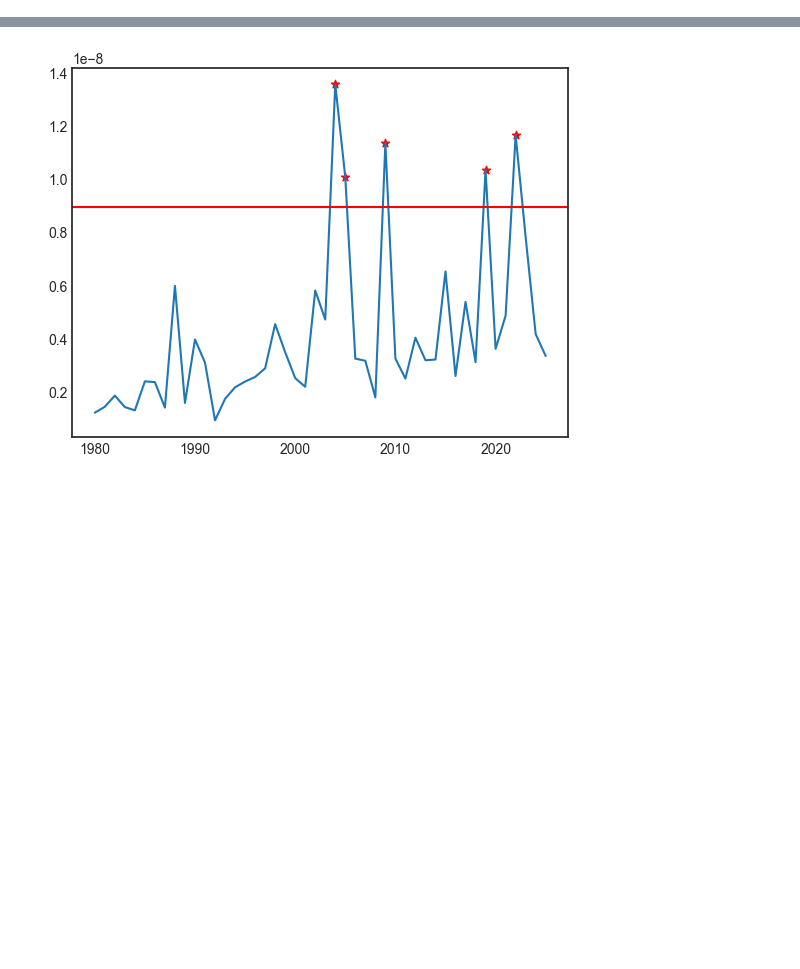
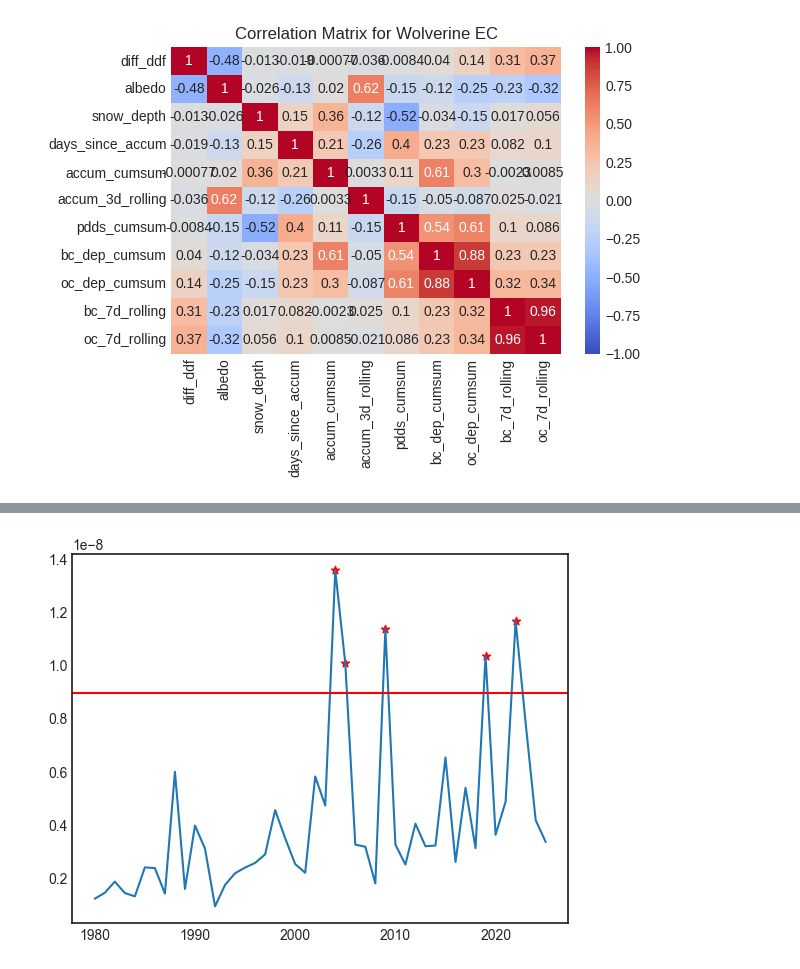
Before and after one commit to clairevwilson/PEBSI, a Jupyter notebook: ddf_proj.ipynb, the cells around one changed output, grey strips where cells are left out. Saved outputs shown, nothing was run; the diff lists cells and outputs as text; code cells hidden in the pictures; blank space fills up the shorter version.

```diff
--- a/ddf_proj.ipynb
+++ b/ddf_proj.ipynb
@@ -95,0 +195,11 @@ for timeres in ['1D','YS-OCT']:
+# %%
+# Plot correlation heatmaps
+for site in site_dict:
+    corr = site_dict[site]['corr']
+    sns.heatmap(corr, annot=True, cmap='coolwarm', vmin=-1, vmax=1)
+    plt.title(f'Correlation Matrix for {glacier.capitalize()} {site}')
+    plt.tight_layout()
+    plt.savefig(base_fp + f'ddf/{glacier}{site}_correlation.png',dpi=300, bbox_inches='tight')
+    plt.show()
+# %% [output]
+[figure, added]
```
Also changed, not shown: parts of 11 cells of this notebook, 1 other file.
